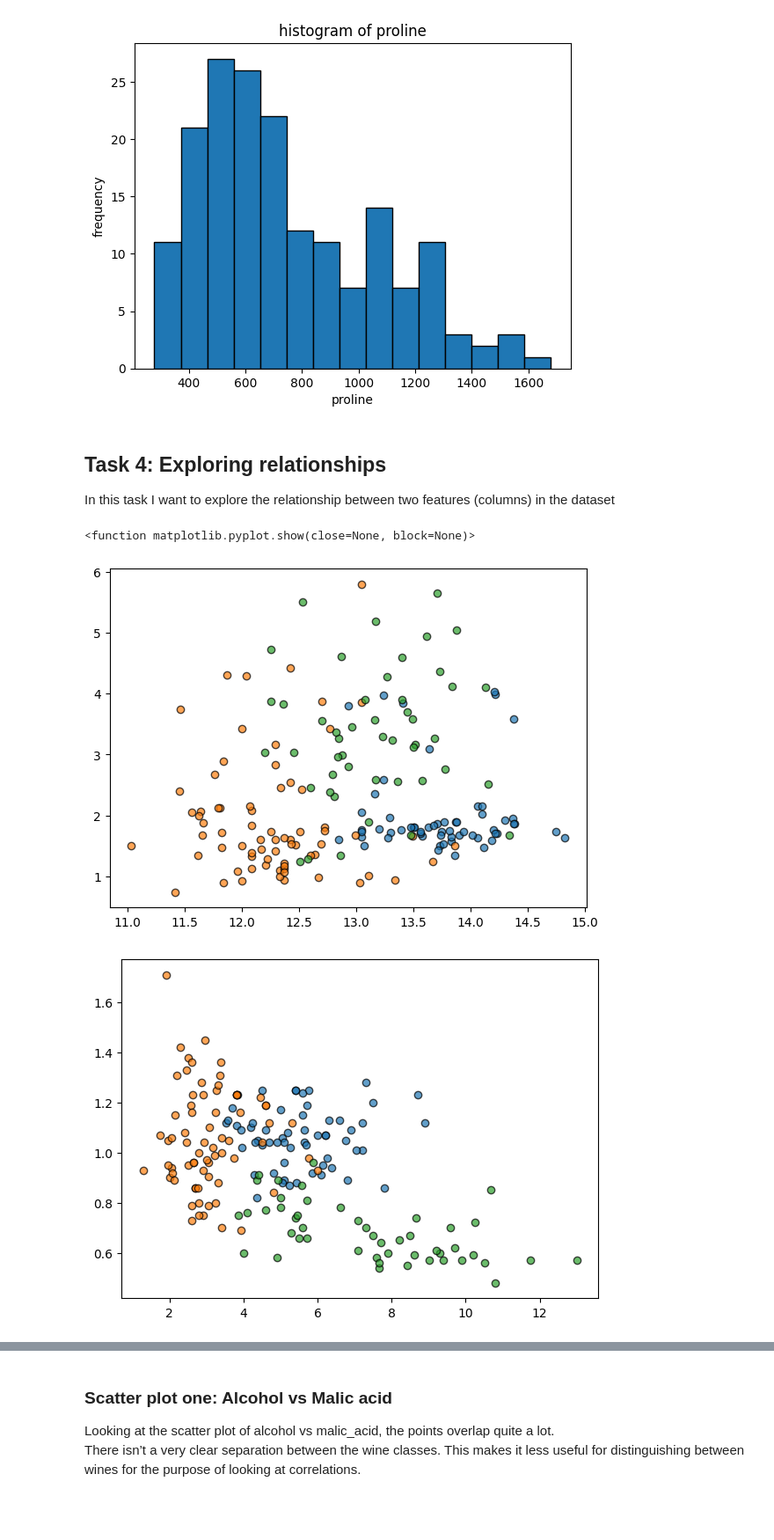
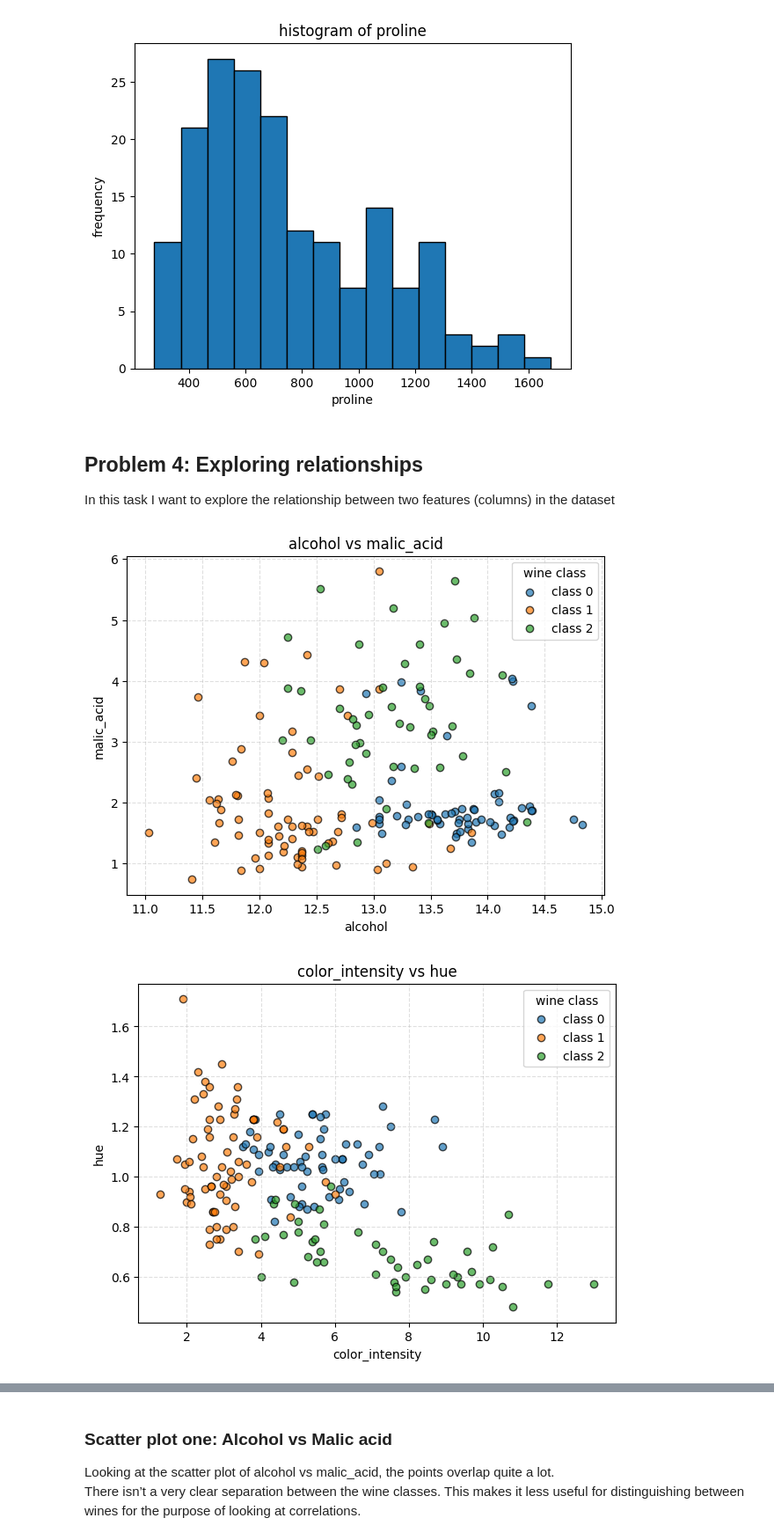
Before and after one commit to eannaforde/Principles_of_data_analytics, a Jupyter notebook: tasks.ipynb, the cells around one changed output, grey strips where cells are left out. Shown at 88% size. Saved outputs shown, nothing was run; the diff lists cells and outputs as text; code cells hidden in the pictures; blank space fills up the shorter version.

```diff
--- a/tasks.ipynb
+++ b/tasks.ipynb
@@ -209,7 +228,7 @@ for feature in features_to_plot:
 [figure]
 [figure]
 # %% [markdown]
-## Task 4: Exploring relationships
+## Problem 4: Exploring relationships
 
 In this task I want to explore the relationship between two features (columns) in the dataset
 # %%
@@ -226,28 +247,27 @@ class_labels =  {0: "class 0", 1: "class 1", 2: "class 2"}
 # %%
 #plot scatter plots for each pair
 for x_feature, y_feature in pairs_to_test:
     plt.figure(figsize=(7,5))
     for cls in sorted(df['target'].unique()):
         subset = df[df['target'] == cls]
         plt.scatter(
             subset[x_feature],
             subset[y_feature],
             alpha=0.7,
             label=class_labels[cls],
             edgecolor='k'
 
         )
-
-plt.title(f"{x_feature} vs {y_feature}")
-plt.xlabel(x_feature)
-plt.ylabel(y_feature)
-plt.legend(title="wine class")
-plt.grid(True, linestyle='--', alpha=0.4)
-plt.show
+    # Add labels, title, legend, and grid only once (outside the class loop)
+    plt.title(f"{x_feature} vs {y_feature}")
+    plt.xlabel(x_feature)
+    plt.ylabel(y_feature)
+    plt.legend(title="wine class")
+    plt.grid(True, linestyle='--', alpha=0.4)
+    plt.show()
 # %% [output]
-<function matplotlib.pyplot.show(close=None, block=None)>
-[figure, old version]
+[figure, new version]
-[figure, old version]
+[figure, new version]
 [figure]
 # %% [markdown]
 ### Scatter plot one: Alcohol vs Malic acid
```
Also changed, not shown: parts of 16 cells of this notebook.
